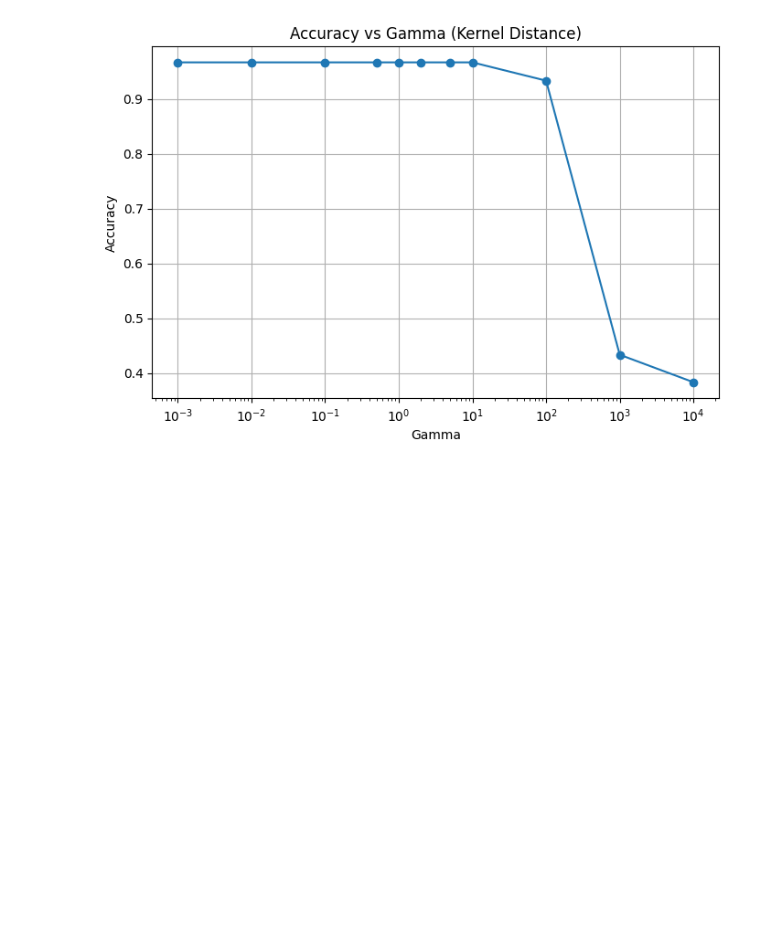
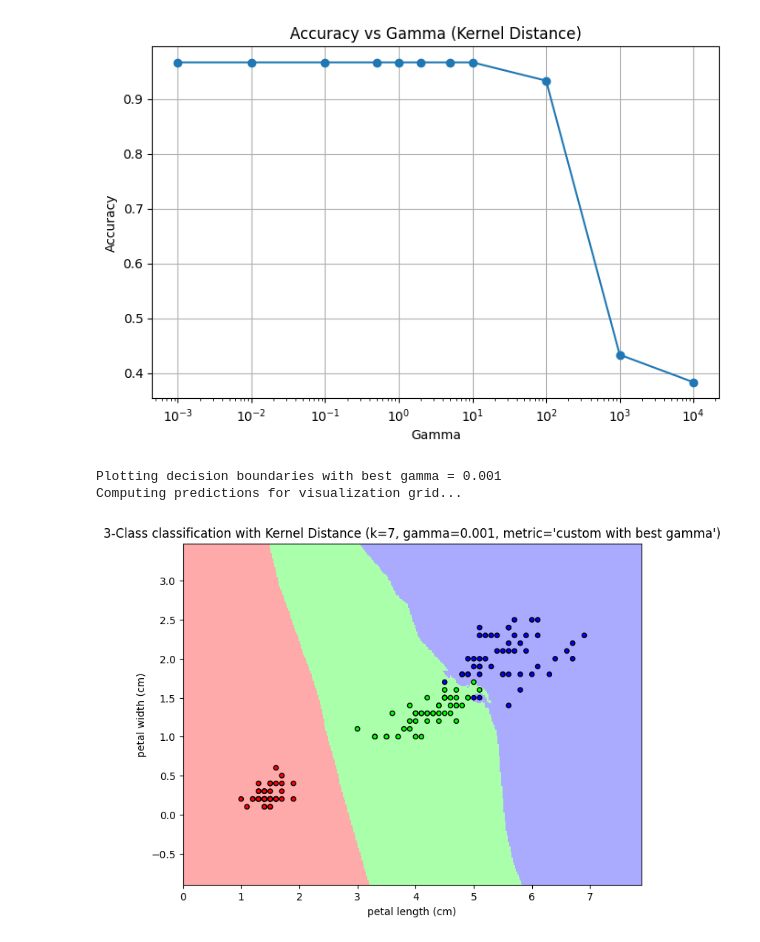
Before and after one commit to RaffaeleMelluso/AAUT, a Jupyter notebook: 5-knn/classification_iris_knn_aa_25_26.ipynb, the cells around one changed output. Saved outputs shown, nothing was run; the diff lists cells and outputs as text; code cells hidden in the pictures; blank space fills up the shorter version.

Commit message:
migliorato dt

```diff
--- a/5-knn/classification_iris_knn_aa_25_26.ipynb
+++ b/5-knn/classification_iris_knn_aa_25_26.ipynb
@@ -410,3 +410,49 @@ Gamma: 10000, Accuracy: 0.3833
 
 Best Gamma: 0.001 with Accuracy: 0.9667
 [figure]
+# %%
+#Visualizzazione con il miglior Gamma trovato
+print(f"Plotting decision boundaries with best gamma = {best_gamma}")
+
+#Preparazione dati (solo feature 2 e 3 per visualizzazione 2D)
+X = iris.data[:, [2, 3]]
+y = iris.target
+h = .02  # step size nella mesh
+
+#Creazione della metrica con il miglior gamma
+best_metric = lambda x, y: kernel_distance(x, y, gamma=best_gamma)
+
+#Training del modello con il miglior gamma
+clf_best = neighbors.KNeighborsClassifier(n_neighbors=7, metric=best_metric, weights='distance', algorithm='brute')
+clf_best.fit(X, y)
+
+#Creazione della griglia per il colore di sfondo
+cmap_light = ListedColormap(['#FFAAAA', '#AAFFAA', '#AAAAFF'])
+cmap_bold = ListedColormap(['#FF0000', '#00FF00', '#0000FF'])
+
+x_min, x_max = X[:, 0].min() - 1, X[:, 0].max() + 1
+y_min, y_max = X[:, 1].min() - 1, X[:, 1].max() + 1
+xx, yy = np.meshgrid(np.arange(x_min, x_max, h),
+                     np.arange(y_min, y_max, h))
+
+#Predizione su ogni punto della griglia
+print("Computing predictions for visualization grid...")
+Z = clf_best.predict(np.c_[xx.ravel(), yy.ravel()])
+Z = Z.reshape(xx.shape)
+
+#Plotting
+plt.figure(figsize=(8, 6))
+plt.pcolormesh(xx, yy, Z, cmap=cmap_light, shading='auto')
+
+#Plot dei punti di training reali
+plt.scatter(X[:, 0], X[:, 1], c=y, cmap=cmap_bold, edgecolor='k', s=20)
+plt.xlim(xx.min(), xx.max())
+plt.ylim(yy.min(), yy.max())
+plt.title(f"3-Class classification with Kernel Distance (k=7, gamma={best_gamma}, metric='custom with best gamma')")
+plt.xlabel(iris.feature_names[2])
+plt.ylabel(iris.feature_names[3])
+plt.show()
+# %% [output]
+Plotting decision boundaries with best gamma = 0.001
+Computing predictions for visualization grid...
+[figure, added]
```
Also changed, not shown: parts of 2 cells of this notebook, 4 other files.
